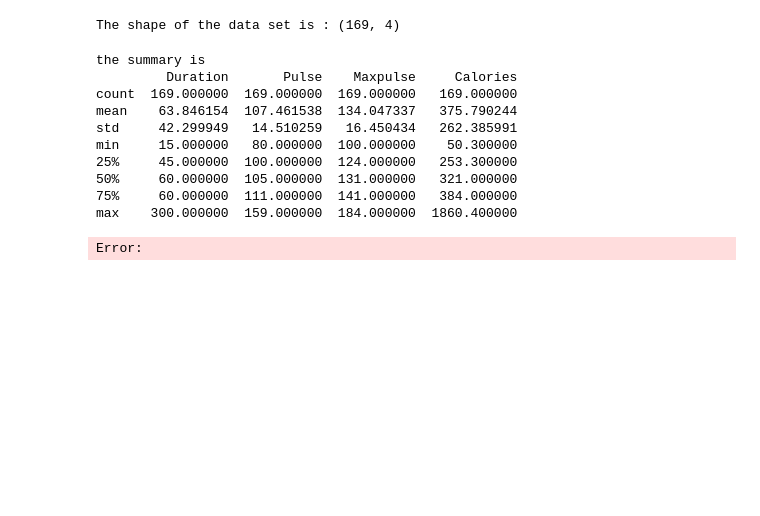
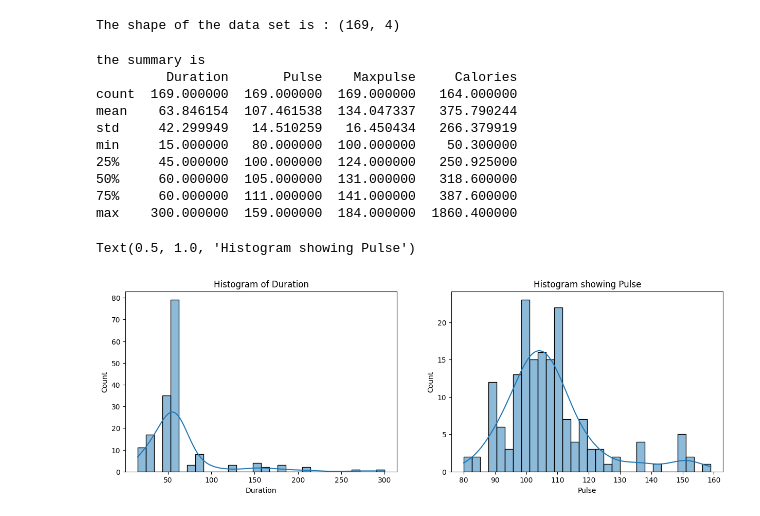
Before and after one commit to AlexMutesasira/Mutesasira_Alex_Ssemujju, a Jupyter notebook: dataScience/datacleaning.ipynb, the cells around one changed output. Saved outputs shown, nothing was run; the diff lists cells and outputs as text; code cells hidden in the pictures; blank space fills up the shorter version.

```diff
--- a/dataScience/datacleaning.ipynb
+++ b/dataScience/datacleaning.ipynb
@@ -132,16 +127,15 @@ The shape of the data set is : (169, 4)
 # %%
 # The summary of the statistics of the data set
 print("the summary is")
-print(df1.describe())
+print(df.describe())
 # %% [output]
 the summary is
          Duration       Pulse    Maxpulse     Calories
-count  169.000000  169.000000  169.000000   169.000000
+count  169.000000  169.000000  169.000000   164.000000
 mean    63.846154  107.461538  134.047337   375.790244
-std     42.299949   14.510259   16.450434   262.385991
+std     42.299949   14.510259   16.450434   266.379919
 min     15.000000   80.000000  100.000000    50.300000
-25%     45.000000  100.000000  124.000000   253.300000
-50%     60.000000  105.000000  131.000000   321.000000
-75%     60.000000  111.000000  141.000000   384.000000
+25%     45.000000  100.000000  124.000000   250.925000
+50%     60.000000  105.000000  131.000000   318.600000
+75%     60.000000  111.000000  141.000000   387.600000
 max    300.000000  159.000000  184.000000  1860.400000
-Error:
@@ -147,0 +152,17 @@ Error:
+# %%
+# Histogram of duration
+# set up the figure size
+plt.figure(figsize=(15, 10))
+
+# Histogram of Duration
+plt.subplot(2, 2, 1)
+sns.histplot(df['Duration'], bins=30, kde=True)
+plt.title('Histogram of Duration')
+
+# Histogram of Pulse
+plt.subplot(2, 2, 2)
+sns.histplot(df['Pulse'], bins=30, kde=True)
+plt.title('Histogram showing Pulse')
+# %% [output]
+Text(0.5, 1.0, 'Histogram showing Pulse')
+[figure, added]
```
Also changed, not shown: parts of 14 cells of this notebook.
